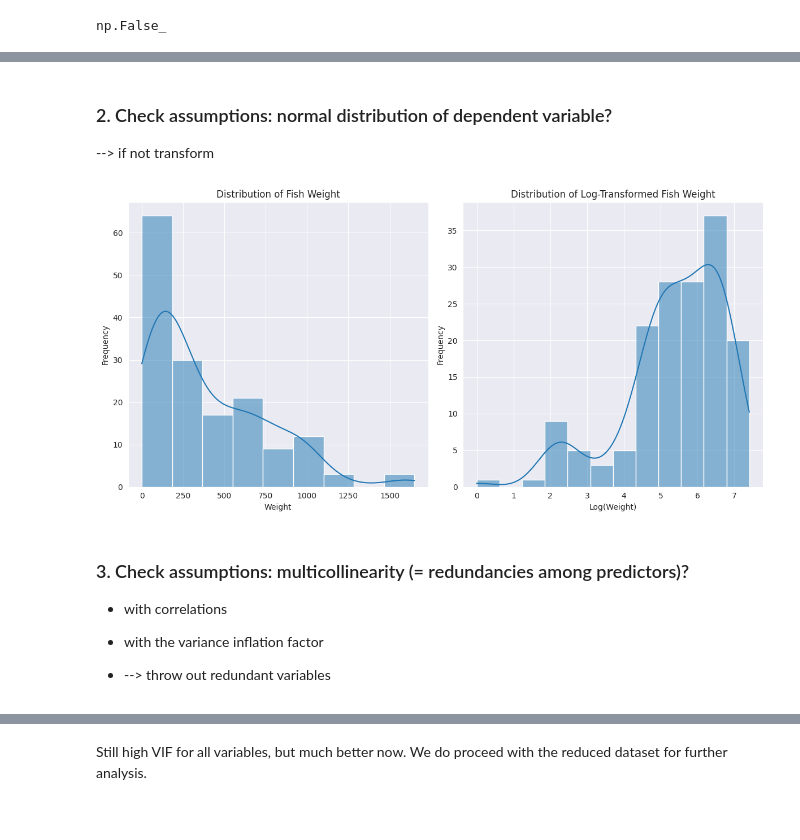
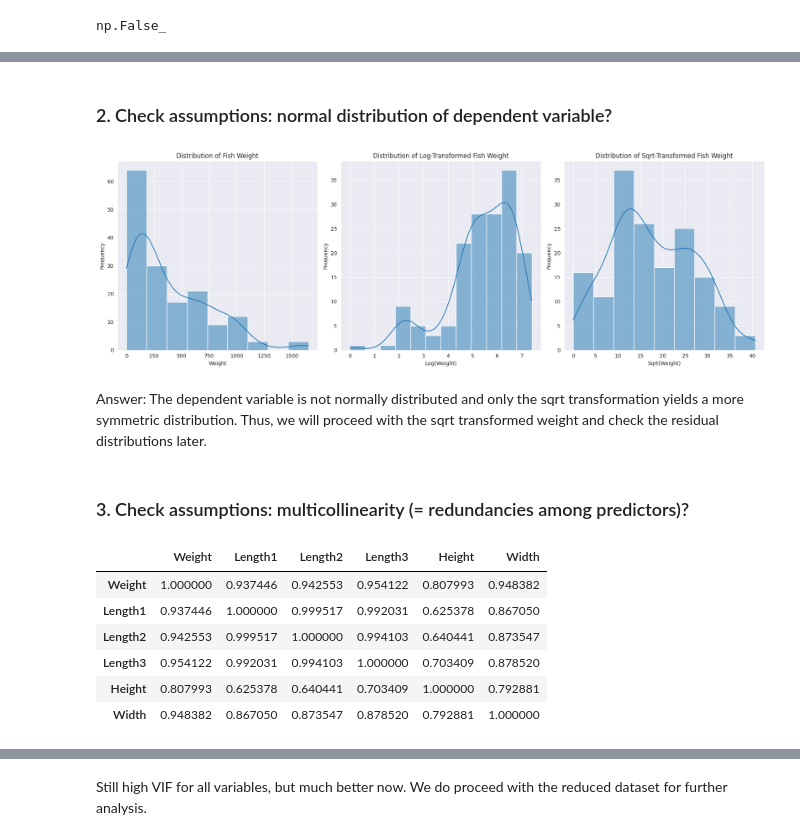
Before and after one commit to StefanFSmid/ASDA_2025_Group_3_Porfolio, a Jupyter notebook: notebooks/week_07_group_3_notebook.ipynb, the cells around one changed output, grey strips where cells are left out. Drawn from its saved outputs; the diff is of its cells as text; code cells hidden in the pictures.

```diff
--- a/notebooks/week_07_group_3_notebook.ipynb
+++ b/notebooks/week_07_group_3_notebook.ipynb
@@ -97,3 +130,0 @@ Correlation Matrix and Multicolinearity Check
-# %%
-# Creating a dummy variable for Species (numbers only)
-fish_df['Species'] = fish_df['Species'].astype('category').cat.codes
@@ -135,34 +131,54 @@ plt.show()
 # %% [markdown]
 ### 2. Check assumptions: normal distribution of dependent variable?
---> if not transform
 # %%
 # weight is dependent variable
 # as a tight matplotlib subplot layout
 
-# Create a 1x2 subplot layout
-plt.figure(figsize=(12, 6))
-plt.subplot(1, 2, 1)
+# Create a 1x3 subplot layout
+plt.figure(figsize=(18, 6))
+plt.subplot(1, 3, 1)
 sns.histplot(fish_df['Weight'], kde=True)
 plt.title('Distribution of Fish Weight')
 plt.xlabel('Weight')
 plt.ylabel('Frequency')
+
 # log transformation is needed
-fish_df['Weight'] = fish_df['Weight'].apply(lambda x: np.log(x) if x > 0 else 0)
 
 # log plot
-plt.subplot(1, 2, 2)
-sns.histplot(fish_df['Weight'], kde=True)
+plt.subplot(1, 3, 2)
+log_df = fish_df.copy()
+log_df['Weight'] = log_df['Weight'].apply(lambda x: np.log(x) if x > 0 else 0)
+sns.histplot(log_df['Weight'], kde=True)
 plt.title('Distribution of Log-Transformed Fish Weight')
 plt.xlabel('Log(Weight)')
 plt.ylabel('Frequency')
 
+# add sqrt plot as well
+plt.subplot(1, 3, 3)
+sqrt_df = fish_df.copy()
+sqrt_df['Weight'] = sqrt_df['Weight'].apply(lambda x: np.sqrt(x) if x >= 0 else 0)
+sns.histplot(sqrt_df['Weight'], kde=True)
+plt.title('Distribution of Sqrt-Transformed Fish Weight')
+plt.xlabel('Sqrt(Weight)')
+plt.ylabel('Frequency')
+
 plt.tight_layout()
 plt.show()
 # %% [output]
-[figure, old version]
+[figure, new version]
+# %% [markdown]
+Answer: The dependent variable is not normally distributed and only the sqrt transformation yields a more symmetric distribution. Thus, we will proceed with the sqrt transformed weight and check the residual distributions later.
 # %% [markdown]
 ### 3. Check assumptions: multicollinearity (= redundancies among predictors)?
-* with correlations
-* with the variance inflation factor
-
-* --> throw out redundant variables
+# %%
+# Calculate the correlation matrix without categorical variables
+correlation_matrix = sqrt_df.select_dtypes(include=['number']).corr()
+correlation_matrix
+# %% [output]
+|  | Weight | Length1 | Length2 | Length3 | Height | Width |
+| Weight | 1.000000 | 0.937446 | 0.942553 | 0.954122 | 0.807993 | 0.948382 |
+| Length1 | 0.937446 | 1.000000 | 0.999517 | 0.992031 | 0.625378 | 0.867050 |
+| Length2 | 0.942553 | 0.999517 | 1.000000 | 0.994103 | 0.640441 | 0.873547 |
+| Length3 | 0.954122 | 0.992031 | 0.994103 | 1.000000 | 0.703409 | 0.878520 |
+| Height | 0.807993 | 0.625378 | 0.640441 | 0.703409 | 1.000000 | 0.792881 |
+| Width | 0.948382 | 0.867050 | 0.873547 | 0.878520 | 0.792881 | 1.000000 |
```
Also changed, not shown: parts of 29 cells of this notebook, 1 other file.
